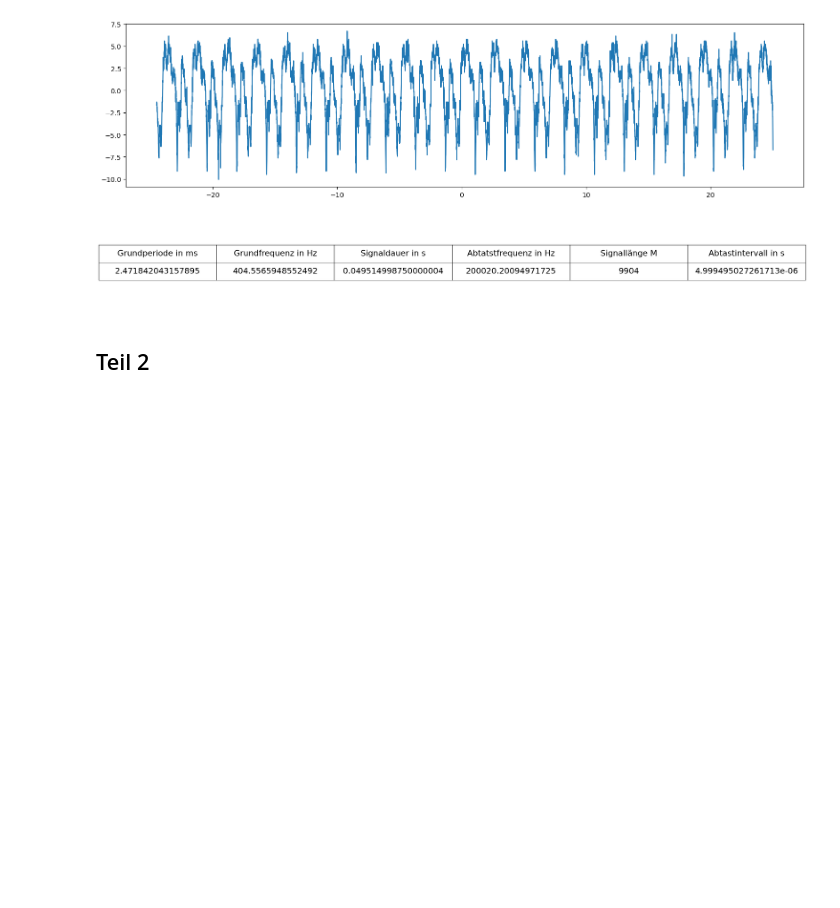
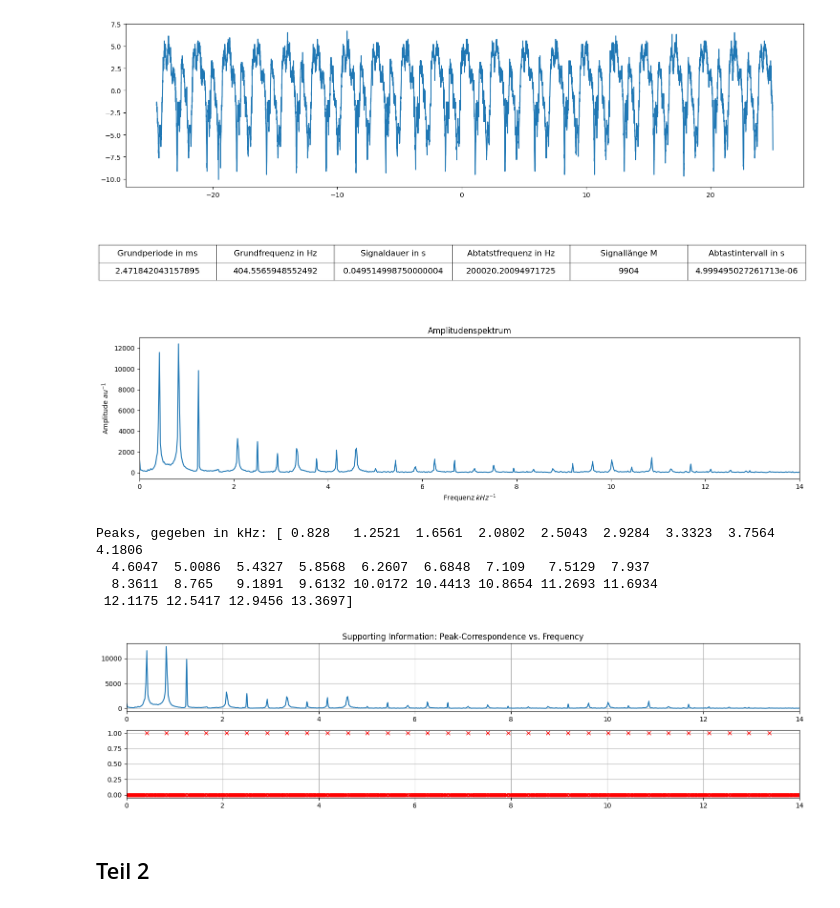
Before and after one commit to Matze-Katze/SSS, a Jupyter notebook: Versuch3/versuch3.ipynb, the cells around one changed output. Drawn from its saved outputs; the diff is of its cells as text; code cells hidden in the pictures; blank space fills up the shorter version.

```diff
--- a/Versuch3/versuch3.ipynb
+++ b/Versuch3/versuch3.ipynb
@@ -46,6 +47,59 @@ abtastIntervall=1/abtastFrequenz
 plotTable([grundPeriode,grundFrequenz,signalDauer,abtastFrequenz,signalLänge,abtastIntervall],("Grundperiode in ms","Grundfrequenz in Hz","Signaldauer in s","Abtatstfrequenz in Hz","Signallänge M","Abtastintervall in s"))
 # %% [output]
 [figure]
+# %%
+m_delta_t = signalLänge * abtastIntervall
+corrected_freqs = []
+
+foo_rier = np.fft.fft(mh4List, axis=0)
+
+for i in range(len(foo_rier)):
+    corrected_freqs.append((i / m_delta_t) / 1000)
+
+plt.plot(corrected_freqs, np.abs(foo_rier[:,1]))
+plt.xlim(0, 14)
+plt.title("Amplitudenspektrum")
+plt.xlabel("Frequenz $kHz^{-1}$")
+plt.ylabel("Amplitude $au^{-1}$")
+plt.show()
+
+# Finde die Peaks
+peak_indices, _ = sp.signal.find_peaks(np.abs(foo_rier[:,1]), distance=10, height=100, prominence=100)
+
+# helper-list used to confirm the results of scipys peak-picker
+why_values = np.zeros_like(corrected_freqs)
+for i in range(len(why_values)):
+    if i in peak_indices:
+        why_values[i] = 1
+
+# map back to corrected freqs in order to extract meaningfull information
+corrected_peaks_list = []
+for i in range(len(why_values)):
+    if why_values[i] == 1:
+        corrected_peaks_list.append(corrected_freqs[i])
+corrected_peaks_list = np.array(corrected_peaks_list)
+
+print('Peaks, gegeben in kHz:', corrected_peaks_list[1:32].round(4)) # Grundfrequenz (größter Beitrag) 1,25 kHz
+
+# Plotte die Daten und markiere die Peaks
+plt.subplot(2, 1, 1)
+plt.plot(corrected_freqs, np.abs(foo_rier[:,1]))
+plt.xlim(0, 14)
+plt.title("Supporting Information: Peak-Correspondence vs. Frequency")
+plt.grid()
+
+plt.subplot(2, 1, 2)
+plt.plot(corrected_freqs, why_values, 'x', color='red')
+plt.xlim(0, 14)
+plt.grid()
+plt.show()
+# %% [output]
+[figure, added]
+Peaks, gegeben in kHz: [ 0.828   1.2521  1.6561  2.0802  2.5043  2.9284  3.3323  3.7564  4.1806
+  4.6047  5.0086  5.4327  5.8568  6.2607  6.6848  7.109   7.5129  7.937
+  8.3611  8.765   9.1891  9.6132 10.0172 10.4413 10.8654 11.2693 11.6934
+ 12.1175 12.5417 12.9456 13.3697]
+[figure, added]
 # %% [markdown]
 ## Teil 2
 # %%
```
Also changed, not shown: parts of 2 cells of this notebook.
